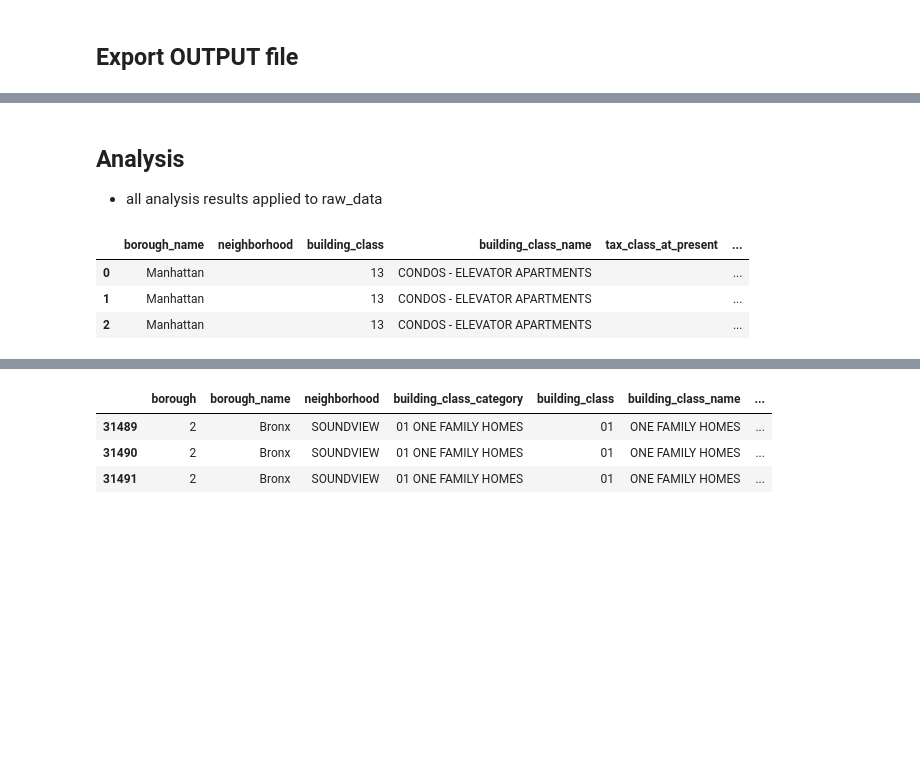
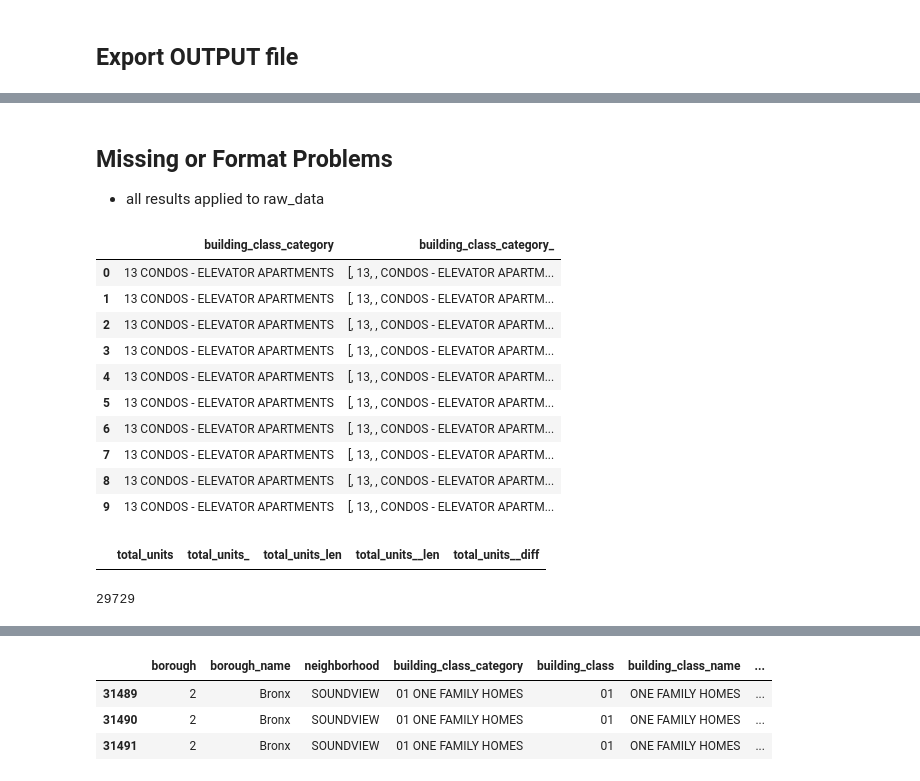
Before and after one commit to tansudasli/analytics-sandbox, a Jupyter notebook: real_estate_of_nyc_01_EDA.ipynb, the cells around one changed output, grey strips where cells are left out. Cells and saved outputs as stored; diff of their text form; code cells hidden in the pictures; blank space fills up the shorter version.

```diff
--- a/real_estate_of_nyc_01_EDA.ipynb
+++ b/real_estate_of_nyc_01_EDA.ipynb
@@ -121,6 +181,6 @@ export_csv = raw_data.to_csv (r'./dataset/housing/output_after_eda.csv',
                         index = None,
                         header = True)
 # %% [markdown]
-## Analysis
+## Missing or Format Problems
 
-- all analysis results applied to raw_data
+- all results applied to raw_data
@@ -131,7 +186,0 @@ x = raw_data.drop(['borough', 'building_class_category'], axis=1, inplace=True)
-# %%
-raw_data.head(3)
-# %% [output]
-|  | borough_name | neighborhood | building_class | building_class_name | tax_class_at_present | ... |
-| 0 | Manhattan |  | 13 | CONDOS - ELEVATOR APARTMENTS |  | ... |
-| 1 | Manhattan |  | 13 | CONDOS - ELEVATOR APARTMENTS |  | ... |
-| 2 | Manhattan |  | 13 | CONDOS - ELEVATOR APARTMENTS |  | ... |
@@ -137,0 +190,48 @@ raw_data.head(3)
+# %%
+kkk = pd.DataFrame(raw_data['building_class_category'])
+
+
+# (^\s)|(\s+)$
+# r'(\s+)$' and r'(^\S+)(\s+)
+
+kkk['building_class_category_'] = kkk['building_class_category'].str.split(r'(\s+)$', expand=True)[0].str.split(r'(^\S+)(\s+)')
+# kkk['_len'] = kkk['building_class_category'].str.len()
+# kkk['__len'] = kkk['building_class_category'].str.len()
+# kkk['__diff'] = kkk._len - kkk.__len
+
+
+kkk.head(10)
+# kkk[kkk.__diff > 0 ]
+# kkk[kkk.total_units == '']
+# %% [output]
+|  | building_class_category | building_class_category_ |
+| 0 | 13 CONDOS - ELEVATOR APARTMENTS | [, 13, , CONDOS - ELEVATOR APARTM... |
+| 1 | 13 CONDOS - ELEVATOR APARTMENTS | [, 13, , CONDOS - ELEVATOR APARTM... |
+| 2 | 13 CONDOS - ELEVATOR APARTMENTS | [, 13, , CONDOS - ELEVATOR APARTM... |
+| 3 | 13 CONDOS - ELEVATOR APARTMENTS | [, 13, , CONDOS - ELEVATOR APARTM... |
+| 4 | 13 CONDOS - ELEVATOR APARTMENTS | [, 13, , CONDOS - ELEVATOR APARTM... |
+| 5 | 13 CONDOS - ELEVATOR APARTMENTS | [, 13, , CONDOS - ELEVATOR APARTM... |
+| 6 | 13 CONDOS - ELEVATOR APARTMENTS | [, 13, , CONDOS - ELEVATOR APARTM... |
+| 7 | 13 CONDOS - ELEVATOR APARTMENTS | [, 13, , CONDOS - ELEVATOR APARTM... |
+| 8 | 13 CONDOS - ELEVATOR APARTMENTS | [, 13, , CONDOS - ELEVATOR APARTM... |
+| 9 | 13 CONDOS - ELEVATOR APARTMENTS | [, 13, , CONDOS - ELEVATOR APARTM... |
+# %%
+kkk = pd.DataFrame(raw_data['total_units'])
+
+
+# (^\s)|(\s+)$
+
+kkk['total_units_'] = kkk['total_units'].str.split(r'(\s+)$|,', expand=True)[0]
+kkk['total_units_len'] = kkk['total_units'].str.len()
+kkk['total_units__len'] = kkk['total_units'].str.len()
+kkk['total_units__diff'] = kkk.total_units_len - kkk.total_units__len
+
+
+kkk[kkk.total_units__diff > 0 ]
+# kkk[kkk.total_units == '']
+# %% [output]
+|  | total_units | total_units_ | total_units_len | total_units__len | total_units__diff |
+# %%
+len(kkk[kkk.total_units.isna()])
+# %% [output]
+29729
```
Also changed, not shown: parts of 42 cells of this notebook, 1 other file.
